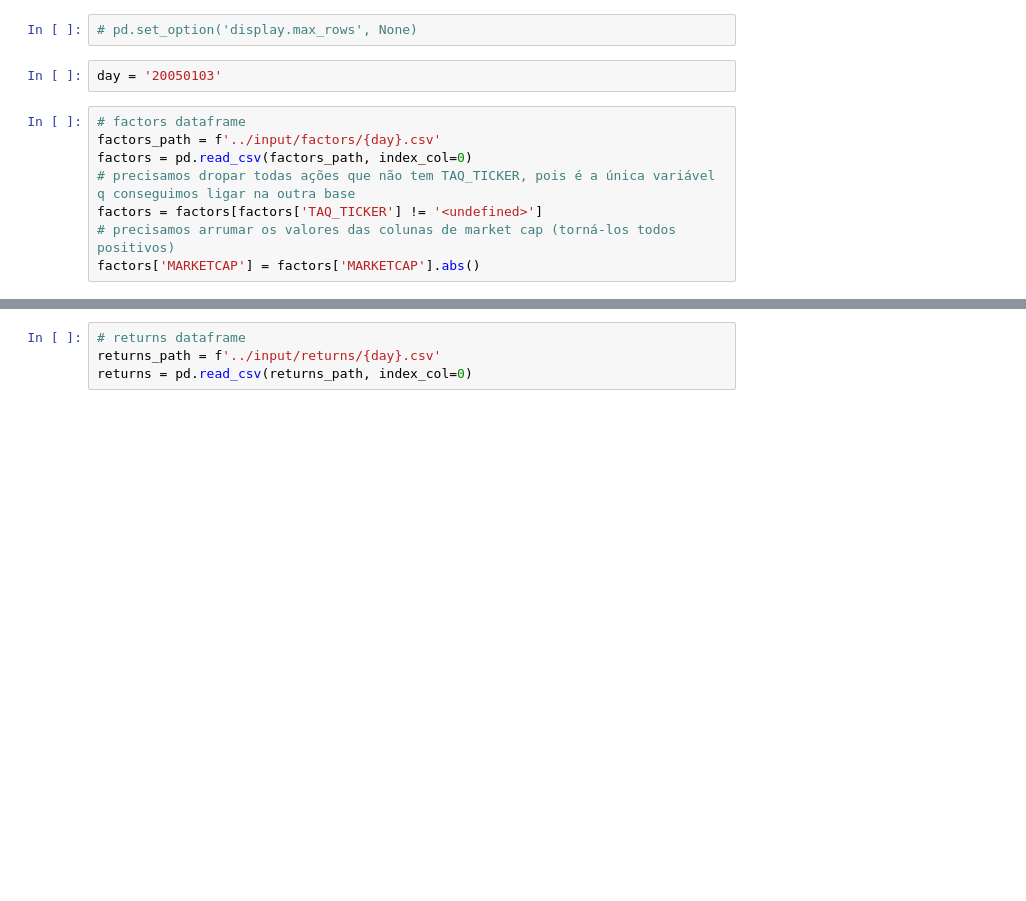
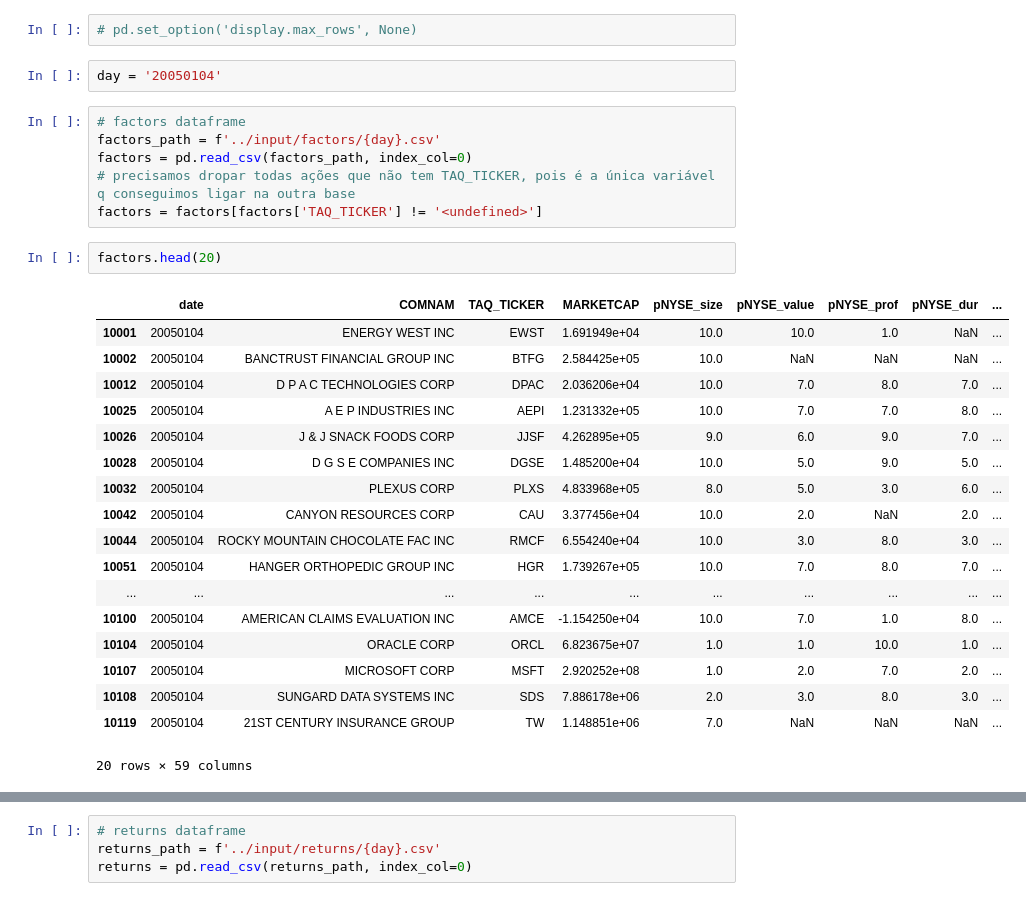
Before and after one commit to samuefra/summer_paper, a Jupyter notebook: code/show.ipynb, the cells around one changed output, grey strips where cells are left out. Cells and saved outputs as stored; diff of their text form; blank space fills up the shorter version.

```diff
--- a/code/show.ipynb
+++ b/code/show.ipynb
@@ -11,12 +11,31 @@ warnings.filterwarnings("ignore")
 # %%
 # pd.set_option('display.max_rows', None)
 # %%
-day = '20050103'
+day = '20050104'
 # %%
 # factors dataframe
 factors_path = f'../input/factors/{day}.csv'
 factors = pd.read_csv(factors_path, index_col=0)
 # precisamos dropar todas ações que não tem TAQ_TICKER, pois é a única variável q conseguimos ligar na outra base
 factors = factors[factors['TAQ_TICKER'] != '<undefined>']
-# precisamos arrumar os valores das colunas de market cap (torná-los todos positivos)
-factors['MARKETCAP'] = factors['MARKETCAP'].abs()
+# %%
+factors.head(20)
+# %% [output]
+|  | date | COMNAM | TAQ_TICKER | MARKETCAP | pNYSE_size | pNYSE_value | pNYSE_prof | pNYSE_dur | ... |
+| 10001 | 20050104 | ENERGY WEST INC | EWST | 1.691949e+04 | 10.0 | 10.0 | 1.0 | NaN | ... |
+| 10002 | 20050104 | BANCTRUST FINANCIAL GROUP INC | BTFG | 2.584425e+05 | 10.0 | NaN | NaN | NaN | ... |
+| 10012 | 20050104 | D P A C TECHNOLOGIES CORP | DPAC | 2.036206e+04 | 10.0 | 7.0 | 8.0 | 7.0 | ... |
+| 10025 | 20050104 | A E P INDUSTRIES INC | AEPI | 1.231332e+05 | 10.0 | 7.0 | 7.0 | 8.0 | ... |
+| 10026 | 20050104 | J & J SNACK FOODS CORP | JJSF | 4.262895e+05 | 9.0 | 6.0 | 9.0 | 7.0 | ... |
+| 10028 | 20050104 | D G S E COMPANIES INC | DGSE | 1.485200e+04 | 10.0 | 5.0 | 9.0 | 5.0 | ... |
+| 10032 | 20050104 | PLEXUS CORP | PLXS | 4.833968e+05 | 8.0 | 5.0 | 3.0 | 6.0 | ... |
+| 10042 | 20050104 | CANYON RESOURCES CORP | CAU | 3.377456e+04 | 10.0 | 2.0 | NaN | 2.0 | ... |
+| 10044 | 20050104 | ROCKY MOUNTAIN CHOCOLATE FAC INC | RMCF | 6.554240e+04 | 10.0 | 3.0 | 8.0 | 3.0 | ... |
+| 10051 | 20050104 | HANGER ORTHOPEDIC GROUP INC | HGR | 1.739267e+05 | 10.0 | 7.0 | 8.0 | 7.0 | ... |
+| ... | ... | ... | ... | ... | ... | ... | ... | ... | ... |
+| 10100 | 20050104 | AMERICAN CLAIMS EVALUATION INC | AMCE | -1.154250e+04 | 10.0 | 7.0 | 1.0 | 8.0 | ... |
+| 10104 | 20050104 | ORACLE CORP | ORCL | 6.823675e+07 | 1.0 | 1.0 | 10.0 | 1.0 | ... |
+| 10107 | 20050104 | MICROSOFT CORP | MSFT | 2.920252e+08 | 1.0 | 2.0 | 7.0 | 2.0 | ... |
+| 10108 | 20050104 | SUNGARD DATA SYSTEMS INC | SDS | 7.886178e+06 | 2.0 | 3.0 | 8.0 | 3.0 | ... |
+| 10119 | 20050104 | 21ST CENTURY INSURANCE GROUP | TW | 1.148851e+06 | 7.0 | NaN | NaN | NaN | ... |
+20 rows × 59 columns
```
Also changed, not shown: parts of 2 cells of this notebook, 28 other files.
